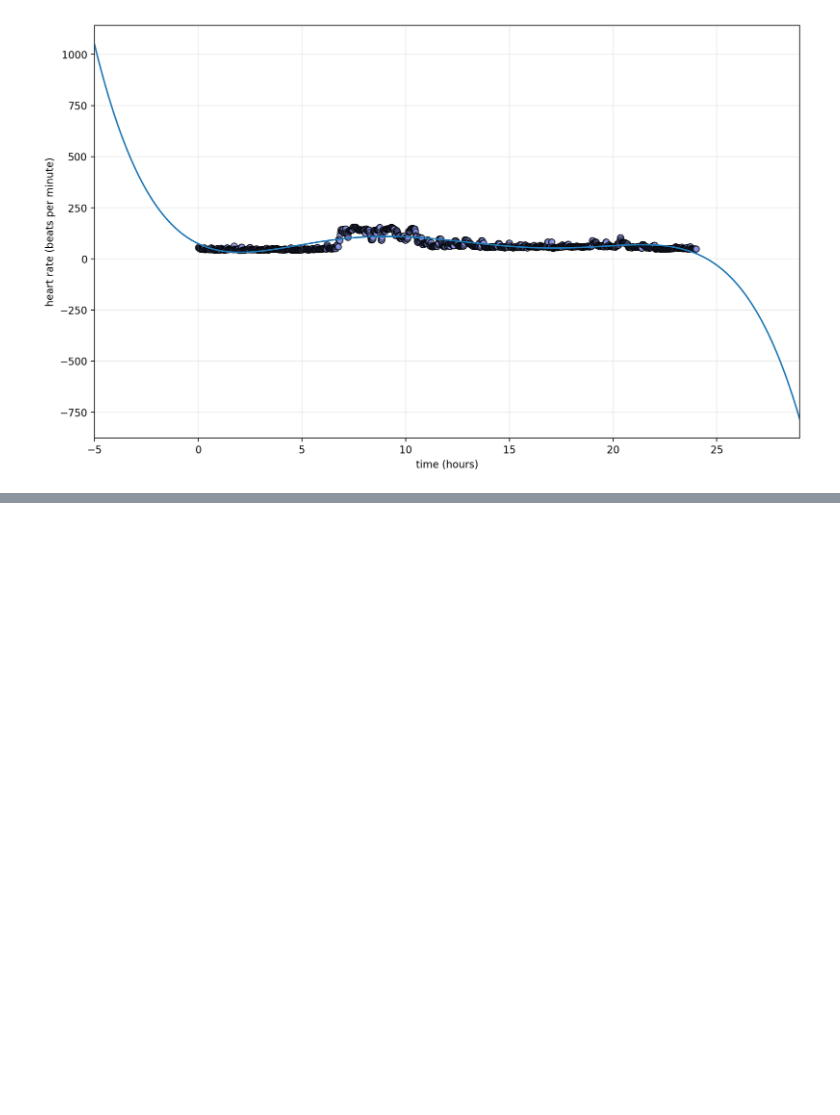
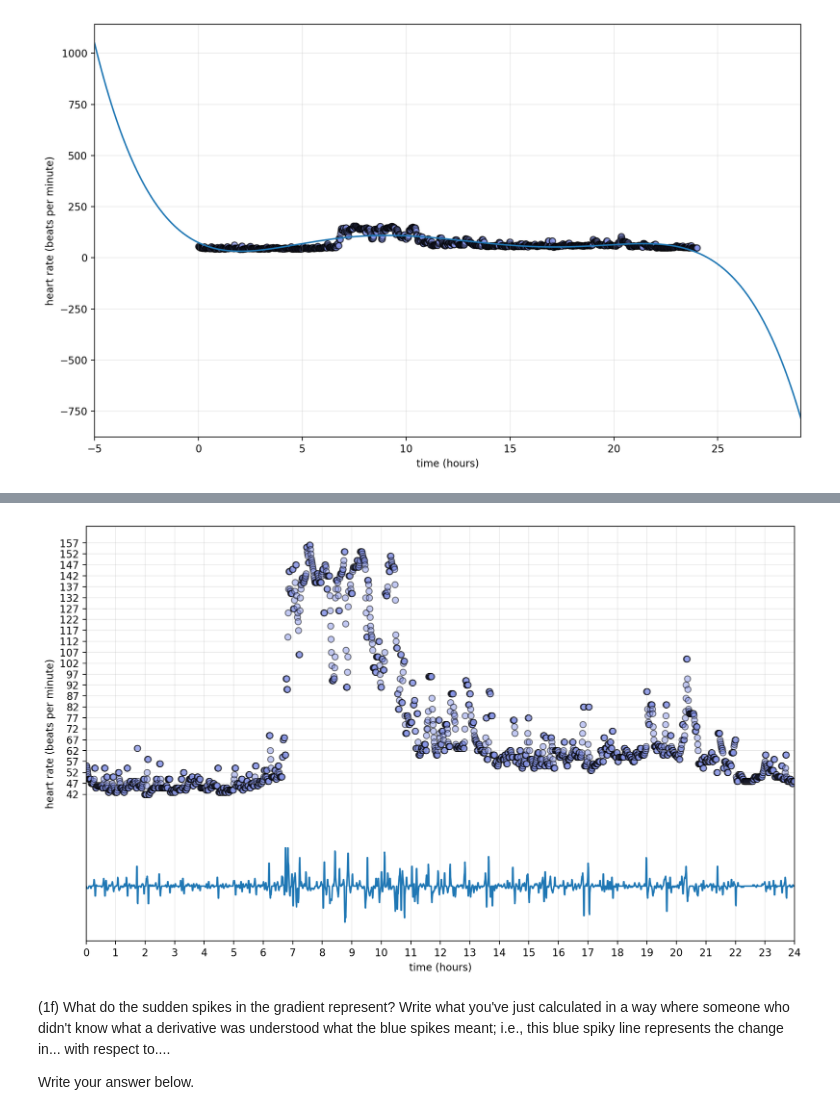
Before and after one commit to shak360/Lab-Training, a Jupyter notebook: Module_2_Python-ML/Assignment_4/svisagan/Assignment_4.ipynb, the cells around one changed output, grey strips where cells are left out. Cells and saved outputs as stored; diff of their text form; code cells hidden in the pictures; blank space fills up the shorter version.

```diff
--- a/Module_2_Python-ML/Assignment_4/svisagan/Assignment_4.ipynb
+++ b/Module_2_Python-ML/Assignment_4/svisagan/Assignment_4.ipynb
@@ -123,0 +138,20 @@ plt.show()
+# %%
+plt.figure(4, figsize=(12.5, 7.5), dpi=200)
+plt.scatter(X, Y, edgecolors='k', marker="o", color="#8795E8", alpha=0.5)
+tmp_X = np.linspace(start=0, stop=24, num=50*len(Y))
+### Don't edit the code above, only add the gradient of the signal below ###
+plt.plot(X,np.gradient(np.squeeze(Y)))
+### Don't edit the code below, only add the gradient of the signal above ###
+plt.xticks(np.arange(min(X), max(X)+1, 1.0))
+plt.yticks(np.arange(min(Y), max(Y)+5, 5))
+plt.grid(True, alpha=0.25)
+plt.xlim(np.min(X), np.max(X))
+plt.ylabel('heart rate (beats per minute)')
+plt.xlabel('time (hours)')
+plt.show()
+# %% [output]
+[figure, added]
+# %% [markdown]
+(1f) What do the sudden spikes in the gradient represent? Write what you've just calculated in a way where someone who didn't know what a derivative was understood what the blue spikes meant; i.e., this blue spiky line represents the change in... with respect to....
+
+Write your answer below.
```
Also changed, not shown: parts of 8 cells of this notebook.
